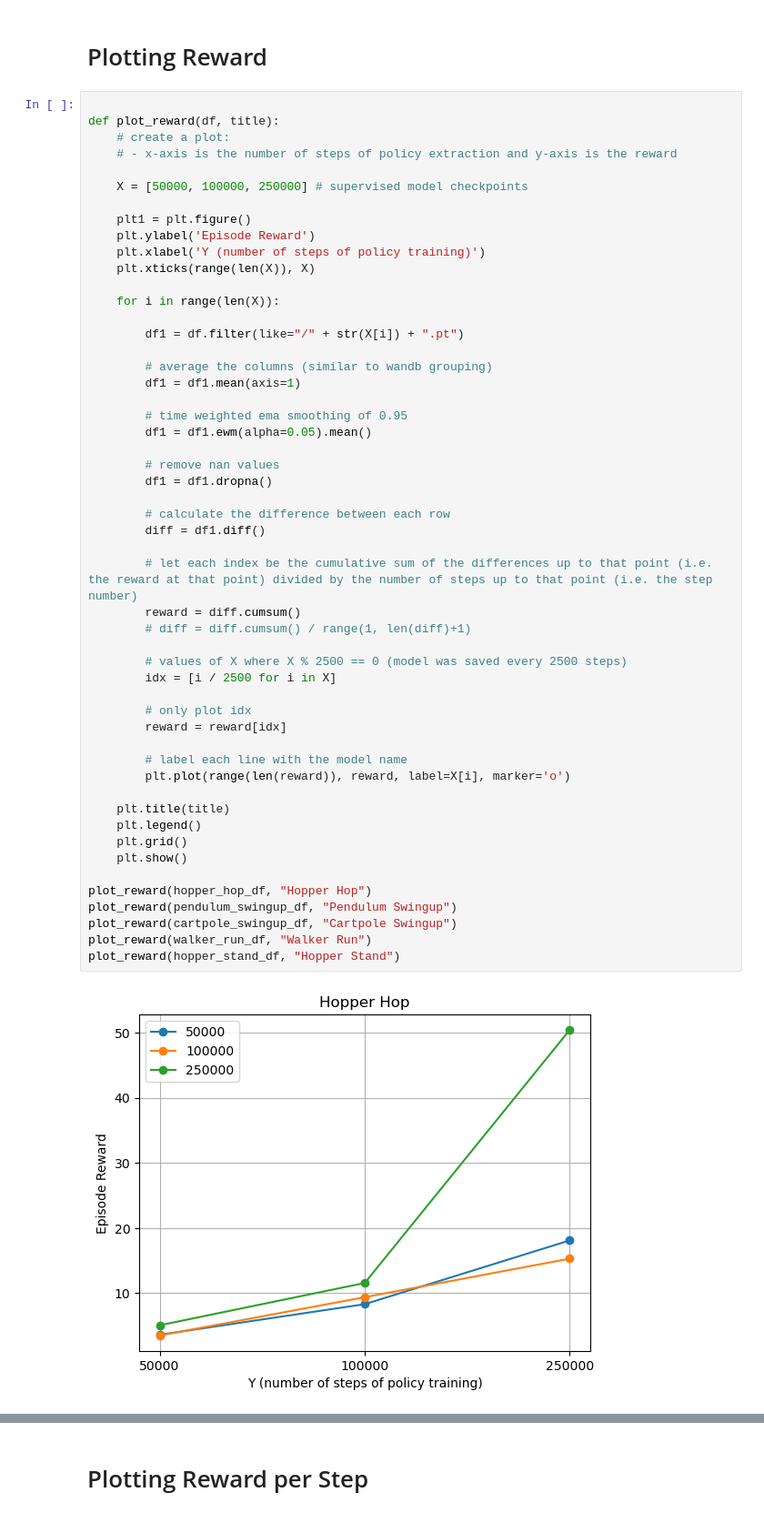
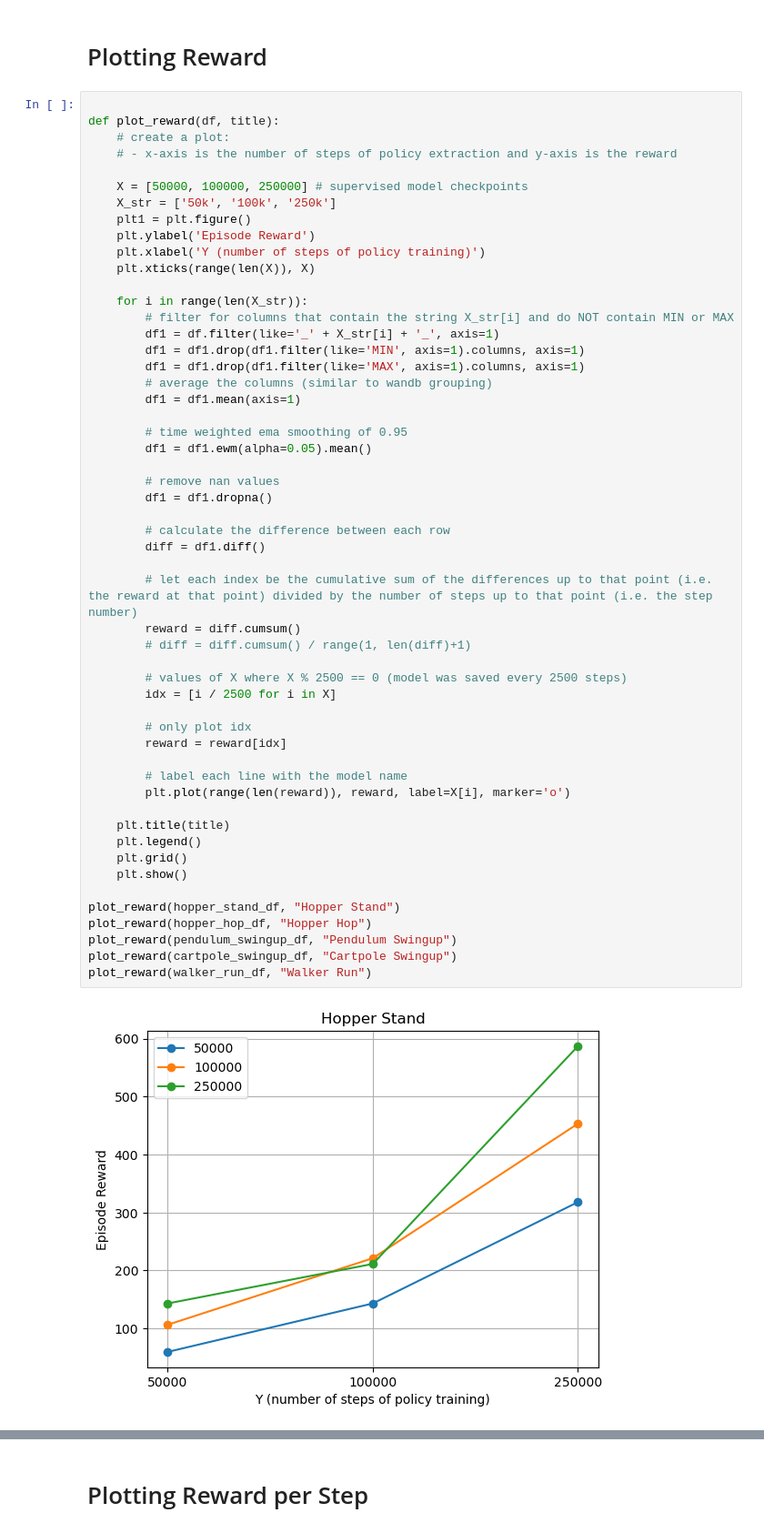
Before and after one commit to imgeorgiev/FoRL-WM, a Jupyter notebook: results/policy_extraction_study.ipynb, the cells around one changed output, grey strips where cells are left out. Shown: that part at 91% size. Saved outputs shown, nothing was run; the diff lists cells and outputs as text.

```diff
--- a/results/policy_extraction_study.ipynb
+++ b/results/policy_extraction_study.ipynb
@@ -19,16 +19,17 @@ def plot_reward(df, title):
     # - x-axis is the number of steps of policy extraction and y-axis is the reward
 
     X = [50000, 100000, 250000] # supervised model checkpoints
-
+    X_str = ['50k', '100k', '250k']
     plt1 = plt.figure()
     plt.ylabel('Episode Reward')
     plt.xlabel('Y (number of steps of policy training)')
     plt.xticks(range(len(X)), X)
 
-    for i in range(len(X)):
-
-        df1 = df.filter(like="/" + str(X[i]) + ".pt")
-
+    for i in range(len(X_str)):
+        # filter for columns that contain the string X_str[i] and do NOT contain MIN or MAX
+        df1 = df.filter(like='_' + X_str[i] + '_', axis=1)
+        df1 = df1.drop(df1.filter(like='MIN', axis=1).columns, axis=1)
+        df1 = df1.drop(df1.filter(like='MAX', axis=1).columns, axis=1)
         # average the columns (similar to wandb grouping)
         df1 = df1.mean(axis=1)
 
@@ -37,32 +38,32 @@ def plot_reward(df, title):
 
         # remove nan values
         df1 = df1.dropna()
 
         # calculate the difference between each row
         diff = df1.diff()
 
         # let each index be the cumulative sum of the differences up to that point (i.e. the reward at that point) divided by the number of steps up to that point (i.e. the step number)
         reward = diff.cumsum()
         # diff = diff.cumsum() / range(1, len(diff)+1)
 
         # values of X where X % 2500 == 0 (model was saved every 2500 steps)
         idx = [i / 2500 for i in X]
 
         # only plot idx
         reward = reward[idx]
 
         # label each line with the model name
         plt.plot(range(len(reward)), reward, label=X[i], marker='o')
 
     plt.title(title)
     plt.legend()
     plt.grid()
     plt.show()
 
+plot_reward(hopper_stand_df, "Hopper Stand")
 plot_reward(hopper_hop_df, "Hopper Hop")
 plot_reward(pendulum_swingup_df, "Pendulum Swingup")
 plot_reward(cartpole_swingup_df, "Cartpole Swingup")
 plot_reward(walker_run_df, "Walker Run")
-plot_reward(hopper_stand_df, "Hopper Stand")
 # %% [output]
-[figure, old version]
+[figure, new version]
```
Also changed, not shown: parts of 2 cells of this notebook.
